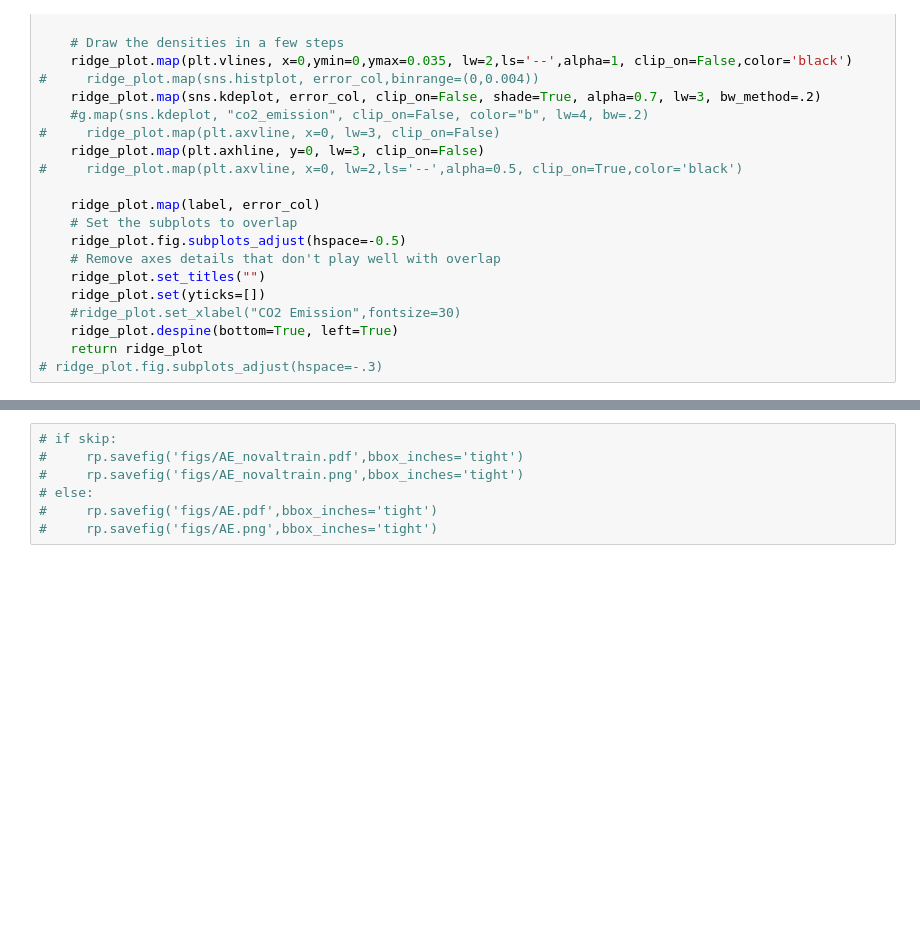
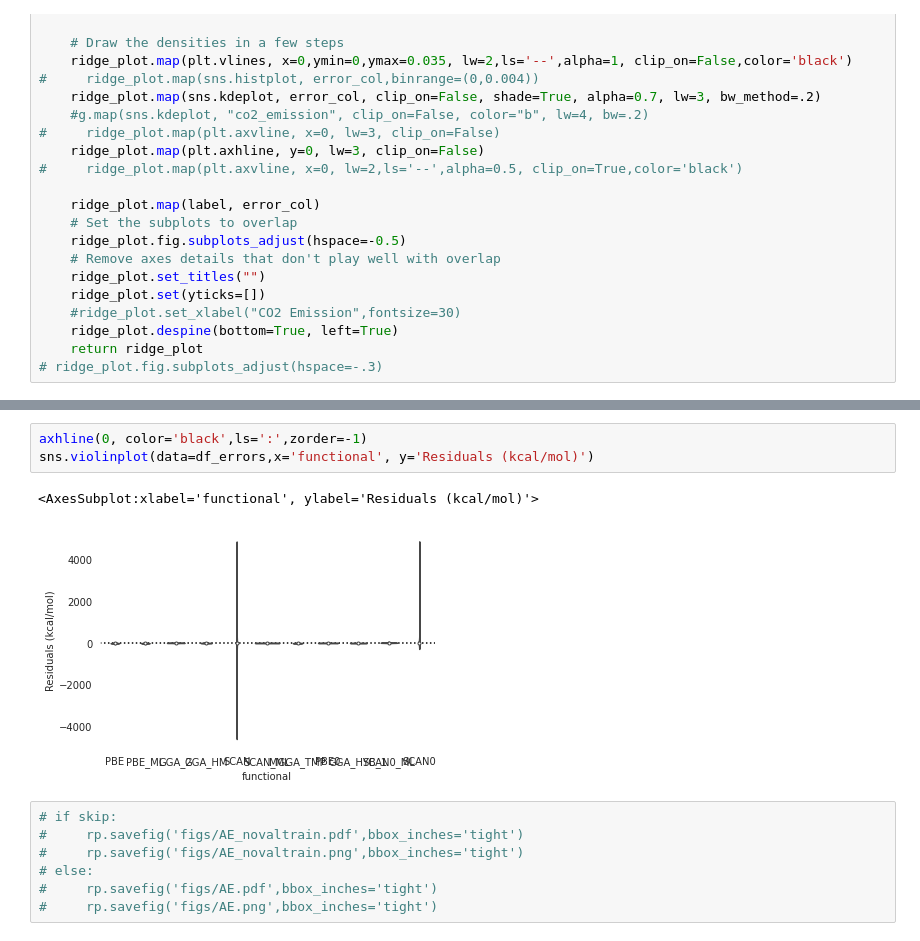
Before and after one commit to semodi/dpyscf, a Jupyter notebook: notebooks/analyze_results.ipynb, the cells around one changed output, grey strips where cells are left out. Cells and saved outputs as stored; diff of their text form; blank space fills up the shorter version.

```diff
--- a/notebooks/analyze_results.ipynb
+++ b/notebooks/analyze_results.ipynb
@@ -101,3 +97,9 @@ rp = get_facet(df_errors)
+# %%
+axhline(0, color='black',ls=':',zorder=-1)
+sns.violinplot(data=df_errors,x='functional', y='Residuals (kcal/mol)')
+# %% [output]
+<AxesSubplot:xlabel='functional', ylabel='Residuals (kcal/mol)'>
+[figure, added]
 # %%
 # if skip:
 #     rp.savefig('figs/AE_novaltrain.pdf',bbox_inches='tight')
```
Also changed, not shown: parts of 9 cells of this notebook, 16 other files.
